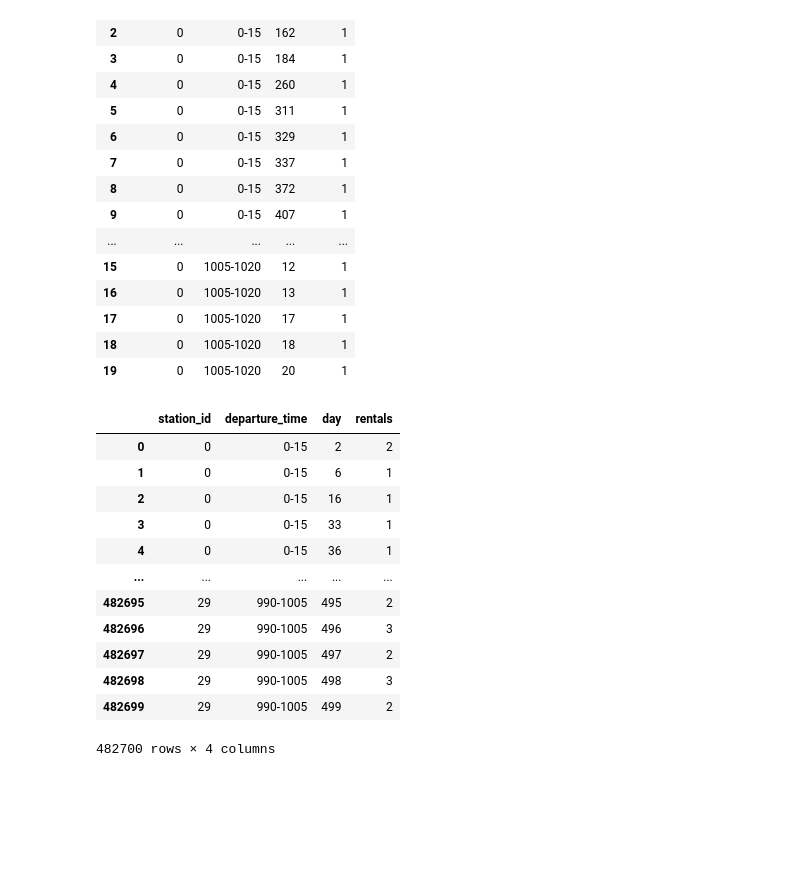
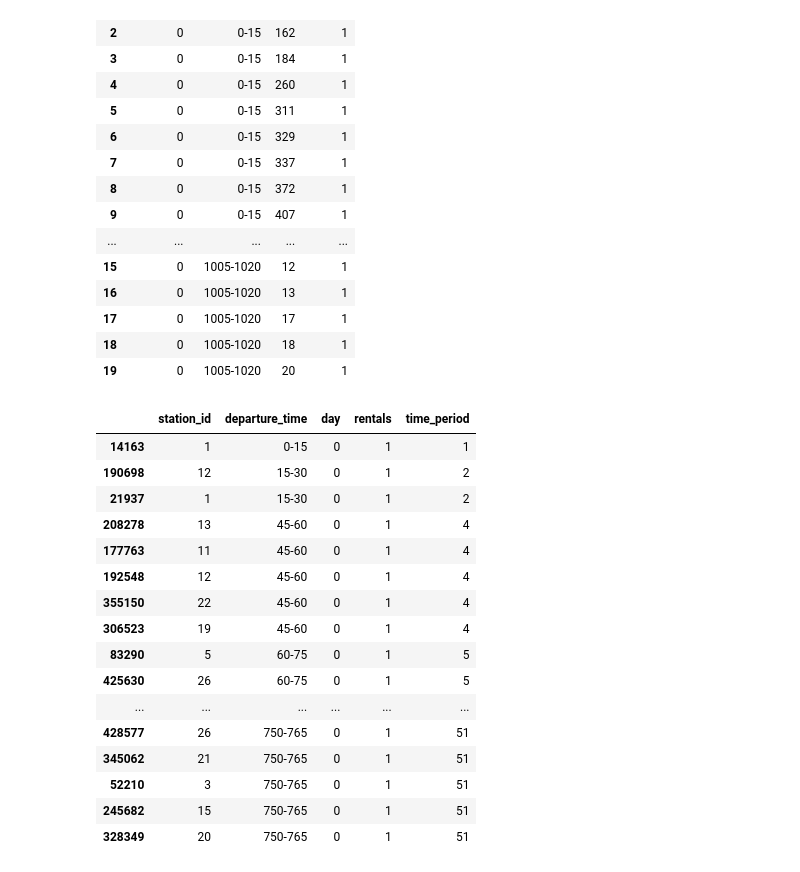
Before and after one commit to clyman23/urban-opt-final, a Jupyter notebook: input_data_bikes_urban_opt.ipynb, the cells around one changed output. Drawn from its saved outputs; the diff is of its cells as text; code cells hidden in the pictures; blank space fills up the shorter version.

```diff
--- a/input_data_bikes_urban_opt.ipynb
+++ b/input_data_bikes_urban_opt.ipynb
@@ -265,7 +253,7 @@ def assign_time_range(value):
     for start, end in time_range:
         if start <= value < end:
             return f"{start}-{end}"
-    return "Unknown"
+    return "1425-1440"
 
 # Create the 'departure_time' column
 combined_df['departure_time'] = combined_df[0].apply(assign_time_range)
@@ -330,19 +321,20 @@ df_returns.head(20)
 | 17 | 0 | 1005-1020 | 17 | 1 |
 | 18 | 0 | 1005-1020 | 18 | 1 |
 | 19 | 0 | 1005-1020 | 20 | 1 |
-# %%
-df_rentals
-# %% [output]
-|  | station_id | departure_time | day | rentals |
-| 0 | 0 | 0-15 | 2 | 2 |
-| 1 | 0 | 0-15 | 6 | 1 |
-| 2 | 0 | 0-15 | 16 | 1 |
-| 3 | 0 | 0-15 | 33 | 1 |
-| 4 | 0 | 0-15 | 36 | 1 |
-| ... | ... | ... | ... | ... |
-| 482695 | 29 | 990-1005 | 495 | 2 |
-| 482696 | 29 | 990-1005 | 496 | 3 |
-| 482697 | 29 | 990-1005 | 497 | 2 |
-| 482698 | 29 | 990-1005 | 498 | 3 |
-| 482699 | 29 | 990-1005 | 499 | 2 |
-482700 rows × 4 columns
+# %%
+def calculate_time_period(row):
+    day = row['day']
+    departure_time = int(row['departure_time'].split('-')[0])
+    time_period = (day * 96) + (departure_time // 15) + 1
+    return time_period
+
+df_rentals['time_period'] = df_rentals.apply(calculate_time_period, axis=1)
+# %%
+def calculate_time_period(row, column):
+    day = row['day']
+    time = int(row[column].split('-')[0])
+    time_period = (day * 96) + (time // 15) + 1
+    return time_period
+
+df_rentals['time_period'] = df_rentals.apply(lambda x: calculate_time_period(x, 'departure_time'), axis=1)
+df_returns['time_period'] = df_returns.apply(lambda x: calculate_time_period(x, 'arrival_time'), axis=1)
@@ -348,0 +343,20 @@ df_rentals
+# %%
+df_rentals[df_rentals.day == 0].sort_values(by='time_period')
+# %% [output]
+|  | station_id | departure_time | day | rentals | time_period |
+| 14163 | 1 | 0-15 | 0 | 1 | 1 |
+| 190698 | 12 | 15-30 | 0 | 1 | 2 |
+| 21937 | 1 | 15-30 | 0 | 1 | 2 |
+| 208278 | 13 | 45-60 | 0 | 1 | 4 |
+| 177763 | 11 | 45-60 | 0 | 1 | 4 |
+| 192548 | 12 | 45-60 | 0 | 1 | 4 |
+| 355150 | 22 | 45-60 | 0 | 1 | 4 |
+| 306523 | 19 | 45-60 | 0 | 1 | 4 |
+| 83290 | 5 | 60-75 | 0 | 1 | 5 |
+| 425630 | 26 | 60-75 | 0 | 1 | 5 |
+| ... | ... | ... | ... | ... | ... |
+| 428577 | 26 | 750-765 | 0 | 1 | 51 |
+| 345062 | 21 | 750-765 | 0 | 1 | 51 |
+| 52210 | 3 | 750-765 | 0 | 1 | 51 |
+| 245682 | 15 | 750-765 | 0 | 1 | 51 |
+| 328349 | 20 | 750-765 | 0 | 1 | 51 |
```
Also changed, not shown: parts of 15 cells of this notebook.
